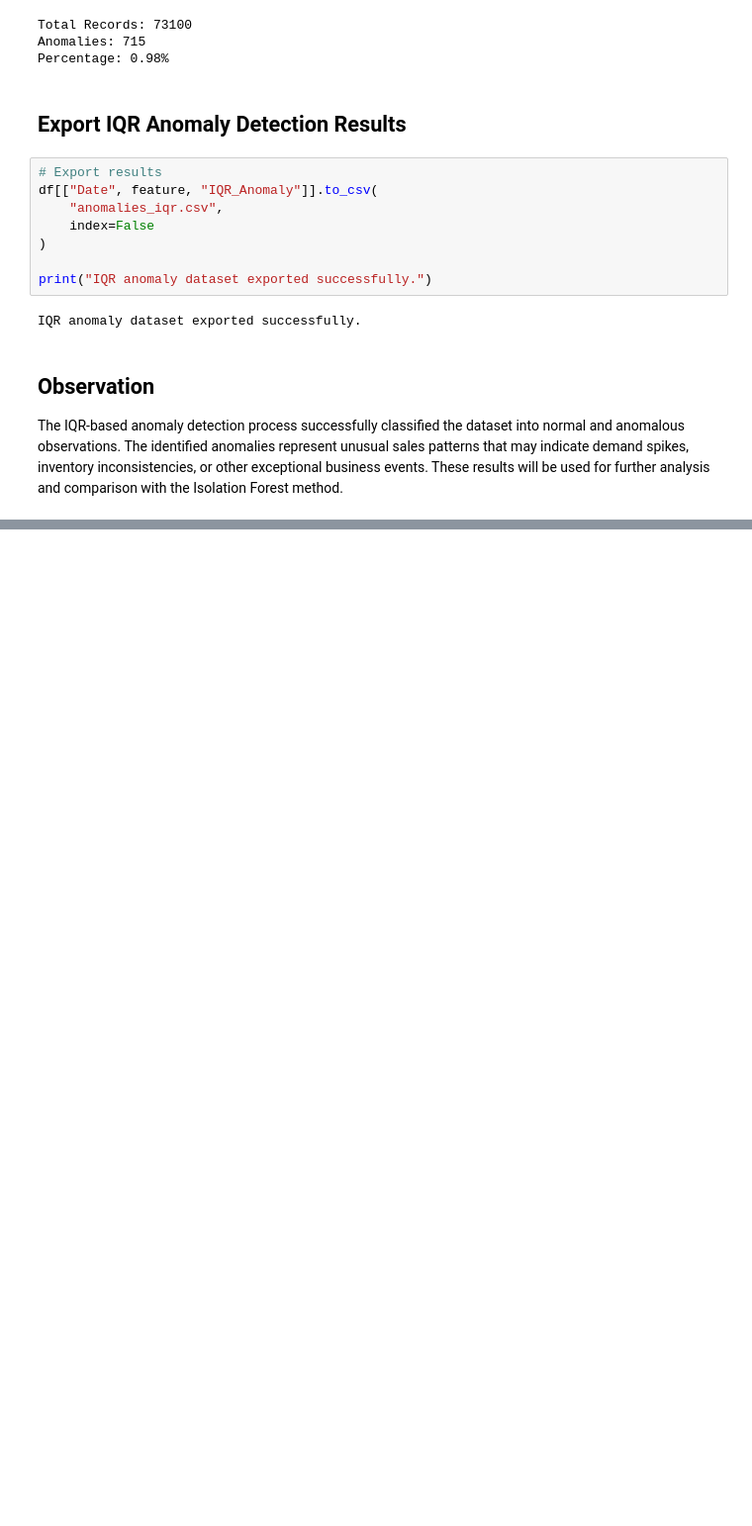
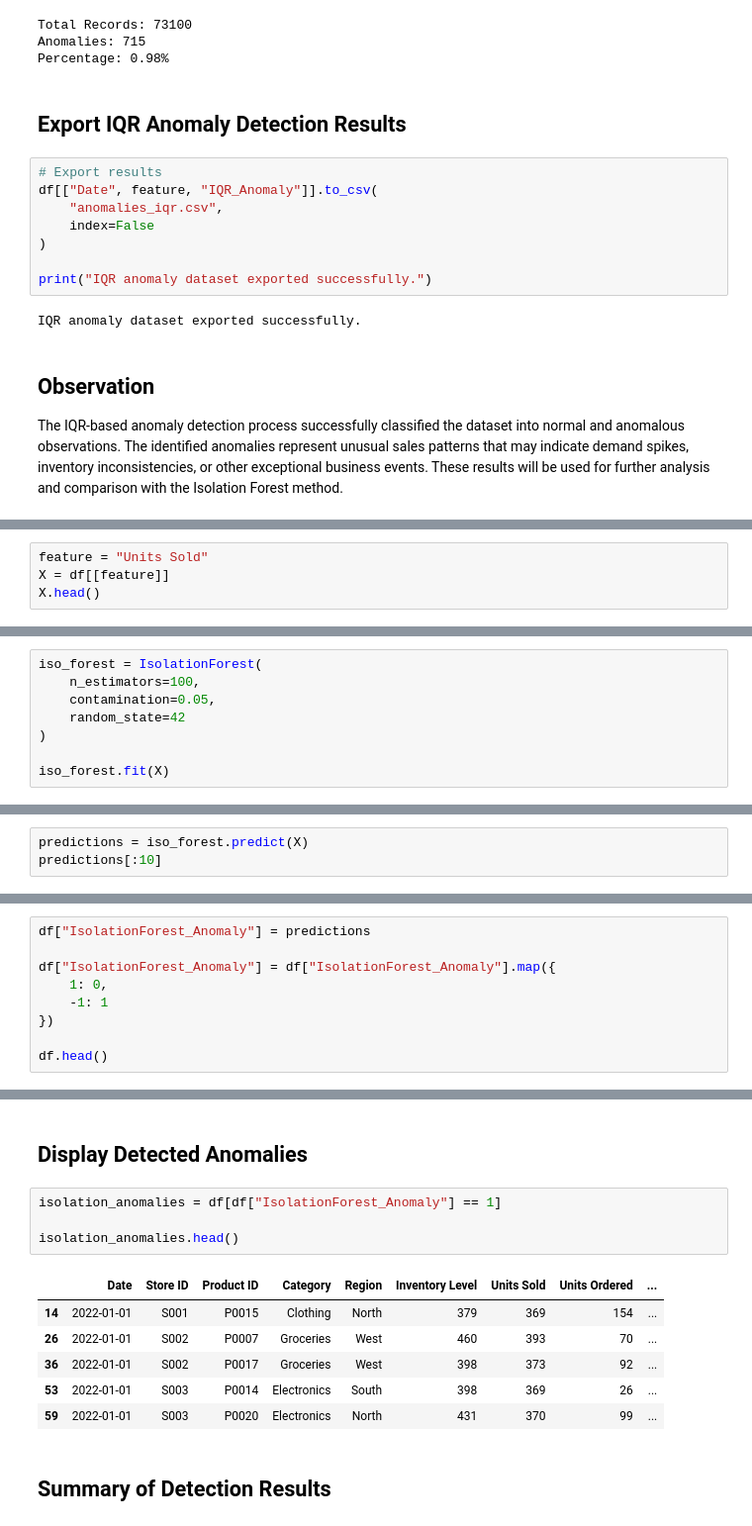
Before and after one commit to dharani-malla/Supply-Chain-Analytics-Demand-Forecasting-Anamoly-Detection, a Jupyter notebook: Week2_IQR_IsolationForest.ipynb, the cells around one changed output, grey strips where cells are left out. Shown at 99% size. Saved outputs shown, nothing was run; the diff lists cells and outputs as text; blank space fills up the shorter version.

Commit message:
feat: compare IQR and Isolation Forest anomalies

```diff
--- a/Week2_IQR_IsolationForest.ipynb
+++ b/Week2_IQR_IsolationForest.ipynb
@@ -142,0 +149,4 @@ The IQR-based anomaly detection process successfully classified the dataset into
+# %%
+feature = "Units Sold"
+X = df[[feature]]
+X.head()
@@ -142,0 +162,8 @@ The IQR-based anomaly detection process successfully classified the dataset into
+# %%
+iso_forest = IsolationForest(
+    n_estimators=100,
+    contamination=0.05,
+    random_state=42
+)
+
+iso_forest.fit(X)
@@ -142,0 +174,3 @@ The IQR-based anomaly detection process successfully classified the dataset into
+# %%
+predictions = iso_forest.predict(X)
+predictions[:10]
@@ -142,0 +181,9 @@ The IQR-based anomaly detection process successfully classified the dataset into
+# %%
+df["IsolationForest_Anomaly"] = predictions
+
+df["IsolationForest_Anomaly"] = df["IsolationForest_Anomaly"].map({
+    1: 0,
+    -1: 1
+})
+
+df.head()
@@ -142,0 +197,15 @@ The IQR-based anomaly detection process successfully classified the dataset into
+# %% [markdown]
+## Display Detected Anomalies
+# %%
+isolation_anomalies = df[df["IsolationForest_Anomaly"] == 1]
+
+isolation_anomalies.head()
+# %% [output]
+|  | Date | Store ID | Product ID | Category | Region | Inventory Level | Units Sold | Units Ordered | ... |
+| 14 | 2022-01-01 | S001 | P0015 | Clothing | North | 379 | 369 | 154 | ... |
+| 26 | 2022-01-01 | S002 | P0007 | Groceries | West | 460 | 393 | 70 | ... |
+| 36 | 2022-01-01 | S002 | P0017 | Groceries | West | 398 | 373 | 92 | ... |
+| 53 | 2022-01-01 | S003 | P0014 | Electronics | South | 398 | 369 | 26 | ... |
+| 59 | 2022-01-01 | S003 | P0020 | Electronics | North | 431 | 370 | 99 | ... |
+# %% [markdown]
+## Summary of Detection Results
```
Also changed, not shown: parts of 14 cells of this notebook.
